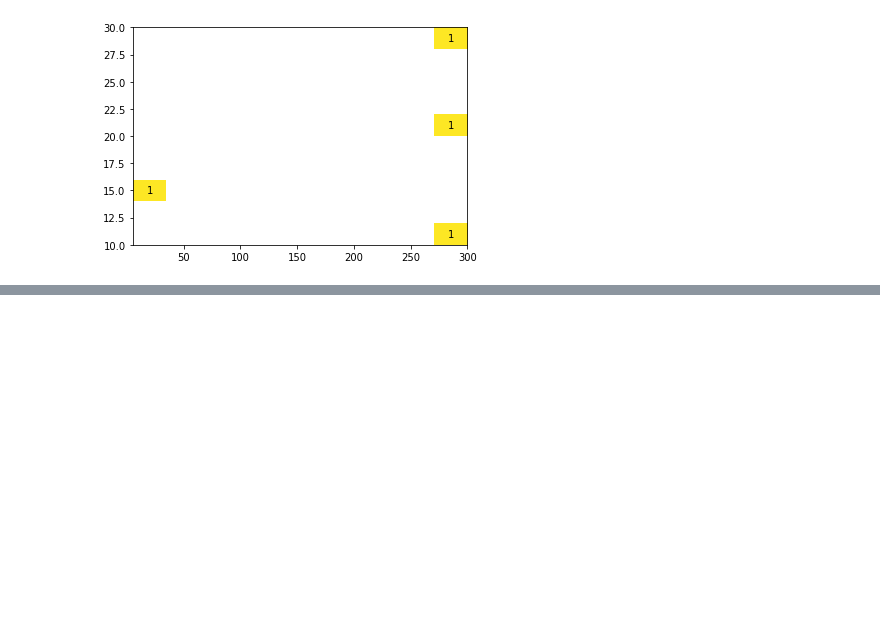
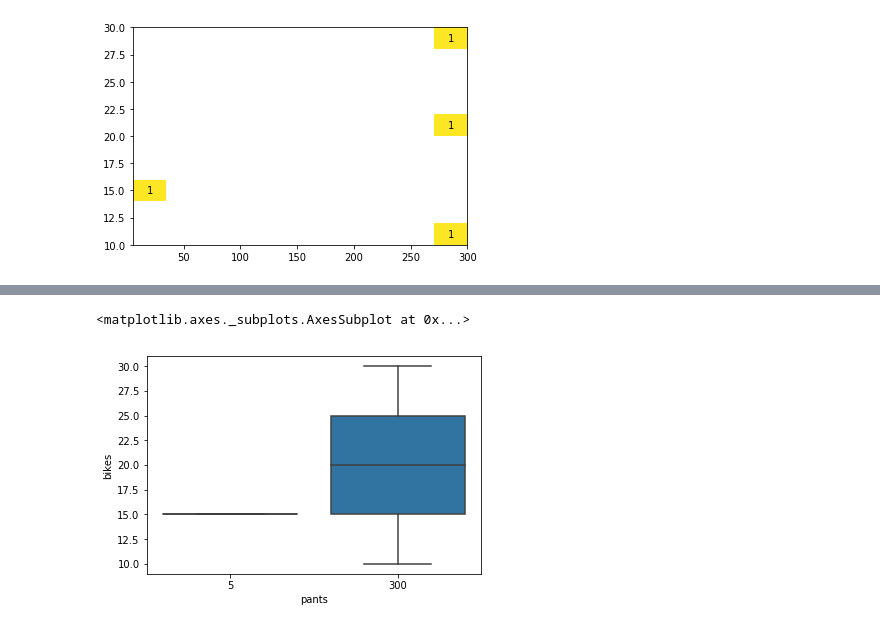
Before and after one commit to ezhilvendhan/tut-notebooks, a Jupyter notebook: *py/2. Matplotlib.ipynb, the cells around one changed output, grey strips where cells are left out. Saved outputs shown, nothing was run; the diff lists cells and outputs as text; code cells hidden in the pictures; blank space fills up the shorter version.

```diff
--- a/*py/2. Matplotlib.ipynb
+++ b/*py/2. Matplotlib.ipynb
@@ -226,0 +244,5 @@ for i in range(counts.shape[0]):
+# %%
+sb.boxplot(data = df, x = 'pants', y = 'bikes', color = base_color)
+# %% [output]
+<matplotlib.axes._subplots.AxesSubplot at 0x...>
+[figure, added]
```
Also changed, not shown: parts of 5 cells of this notebook, 3 other files.
